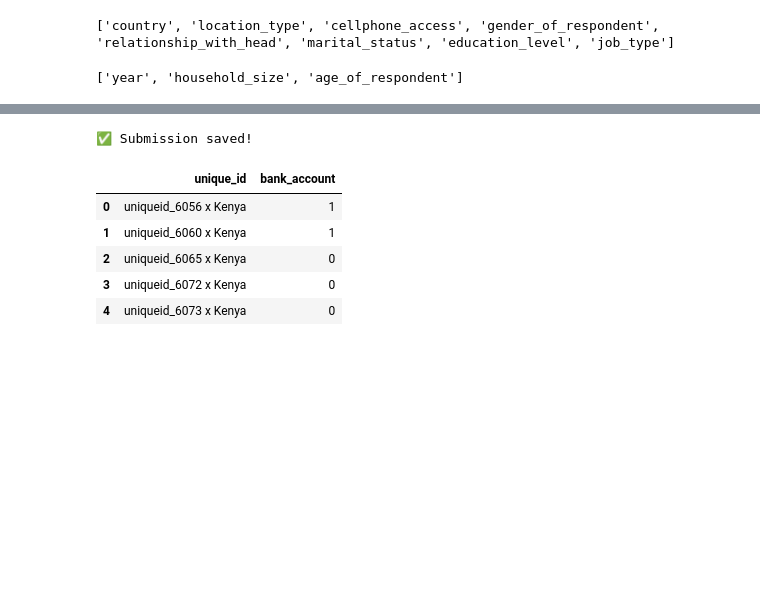
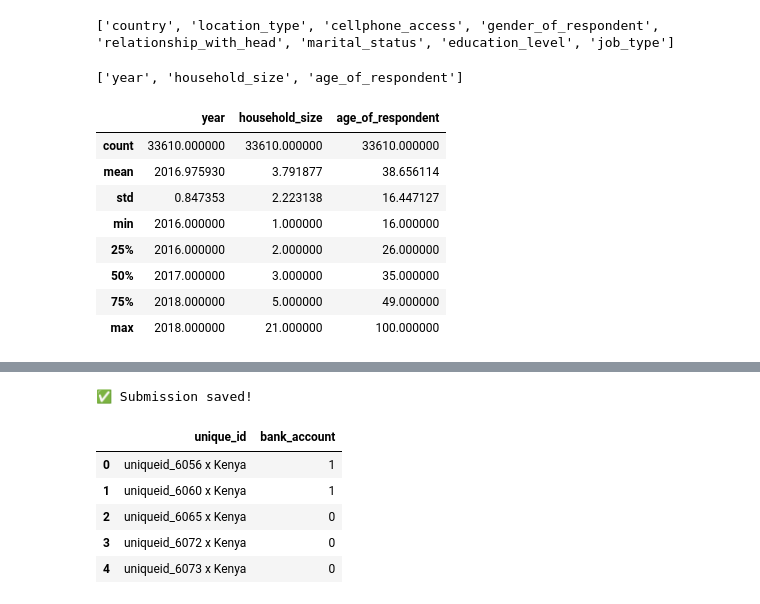
Before and after one commit to Segn11/zindi-financial-inclusion, a Jupyter notebook: financial_pred.ipynb, the cells around one changed output, grey strips where cells are left out. Cells and saved outputs as stored; diff of their text form; code cells hidden in the pictures; blank space fills up the shorter version.

```diff
--- a/financial_pred.ipynb
+++ b/financial_pred.ipynb
@@ -63,3 +86,17 @@ num_cols = list(num_cols)
 print(num_cols)
 # %% [output]
 ['year', 'household_size', 'age_of_respondent']
+# %%
+#feature engineering
+edu_map = {
+    "No formal education": 0,
+    "Primary education": 1,
+    "Secondary education": 2,
+    "Tertiary education": 3
+}
+all_data["education_num"] = all_data["education_level"].map(edu_map)
+# %%
+#feature engineering
+all_data["is_large_family"] = (all_data["household_size"] > 5).astype(int)
+all_data["household_per_age"] = all_data["household_size"] / (all_data["age_of_respondent"] + 1)
+all_data["rural_and_low_education"] = ((all_data["location_type"] == "Rural") & (all_data["education_level"].isin(["No formal education", "Primary education"]))).astype(int)
@@ -65,0 +187,38 @@ print(num_cols)
+# %%
+all_data["education_age_ratio"] = all_data["education_num"] / (all_data["age_of_respondent"] + 1)
+all_data["family_pressure"] = all_data["household_size"] / (all_data["education_num"] + 1)
+all_data["tech_employment"] = (
+    (all_data["cellphone_access"] == "Yes").astype(int) *
+    all_data["employment_security"]
+)
+all_data["urban_educated"] = (
+    (all_data["location_type"] == "Urban").astype(int) *
+    (all_data["education_num"] > all_data["education_num"].median()).astype(int)
+)
+all_data["household_age_balance"] = (all_data["household_size"] / (all_data["age_of_respondent"] + 1)) * 100
+all_data["is_formally_employed"] = all_data["job_type"].isin(
+    ["Formally employed Government", "Formally employed Private"]
+).astype(int)
+all_data["is_head_or_spouse"] = all_data["relationship_with_head"].isin(
+    ["Head of Household", "Spouse"]
+).astype(int)
+all_data["economic_advantage"] = (
+    all_data["education_num"] +
+    all_data["is_formally_employed"] +
+    all_data["urban_educated"] +
+    (all_data["cellphone_access"] == "Yes").astype(int) +
+    (all_data["is_head_or_spouse"])
+)
+# %%
+# Show min, max, mean, quartiles
+all_data[num_cols].describe()
+# %% [output]
+|  | year | household_size | age_of_respondent |
+| count | 33610.000000 | 33610.000000 | 33610.000000 |
+| mean | 2016.975930 | 3.791877 | 38.656114 |
+| std | 0.847353 | 2.223138 | 16.447127 |
+| min | 2016.000000 | 1.000000 | 16.000000 |
+| 25% | 2016.000000 | 2.000000 | 26.000000 |
+| 50% | 2017.000000 | 3.000000 | 35.000000 |
+| 75% | 2018.000000 | 5.000000 | 49.000000 |
+| max | 2018.000000 | 21.000000 | 100.000000 |
```
Also changed, not shown: parts of 22 cells of this notebook.
